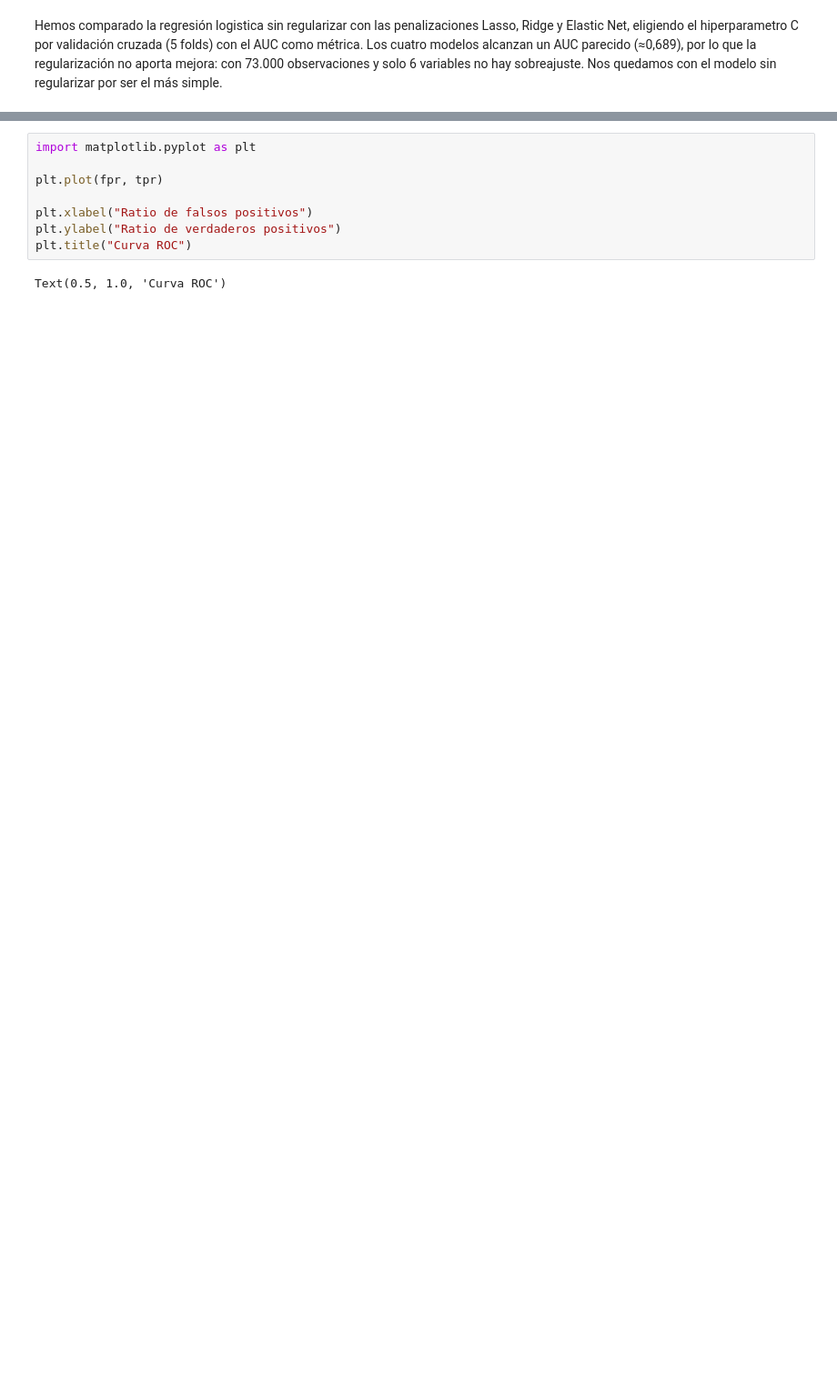
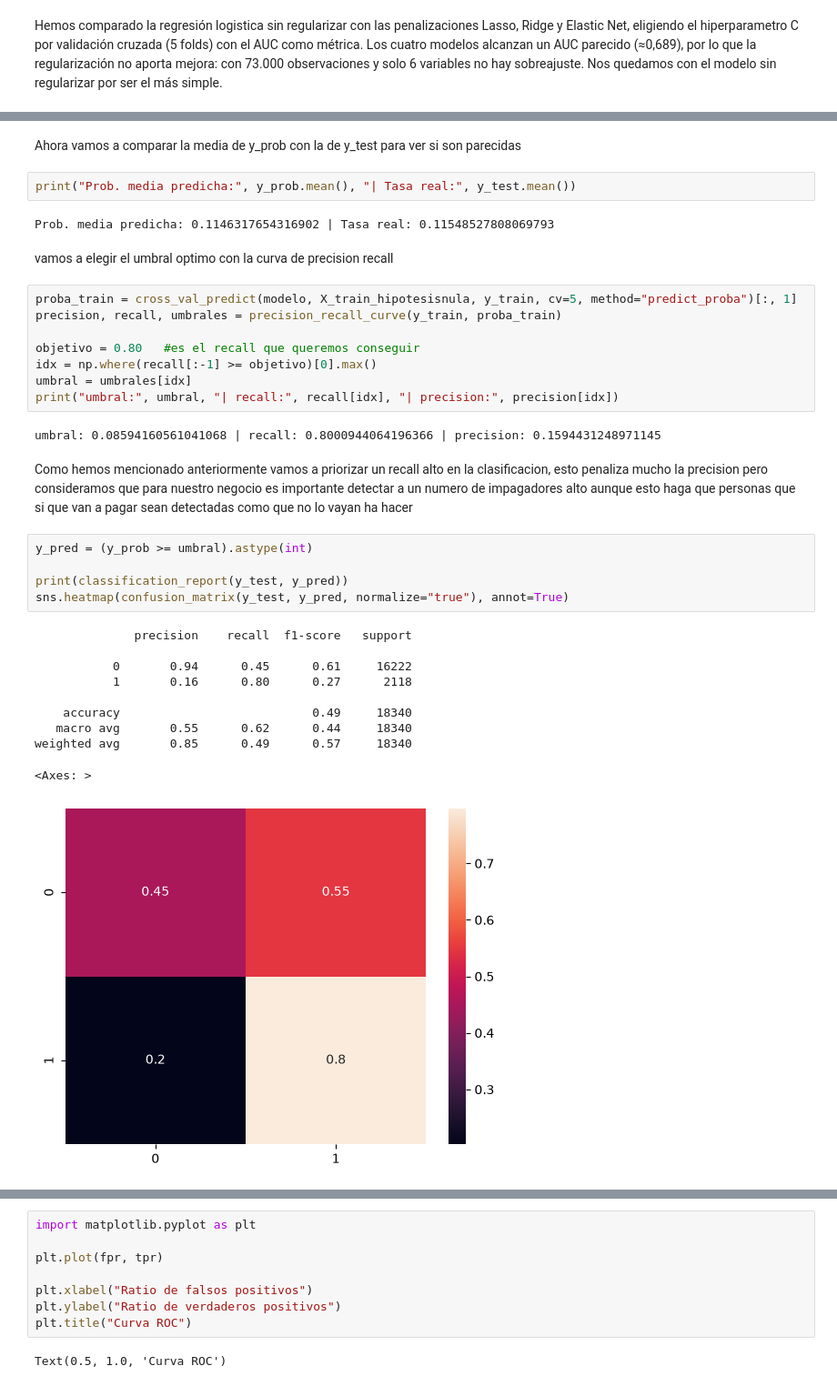
Before and after one commit to Guilleurre/Reto-05-Grupo-Verde-Oscuro, a Jupyter notebook: Modelo_impago.ipynb, the cells around one changed output, grey strips where cells are left out. Shown at 91% size. Saved outputs shown, nothing was run; the diff lists cells and outputs as text; blank space fills up the shorter version.

```diff
--- a/Modelo_impago.ipynb
+++ b/Modelo_impago.ipynb
@@ -389,0 +362,36 @@ roc_auc_score(y_test, y_prob)
+# %% [markdown]
+Ahora vamos a comparar la media de y_prob con la de y_test para ver si son parecidas
+# %%
+print("Prob. media predicha:", y_prob.mean(), "| Tasa real:", y_test.mean())
+# %% [output]
+Prob. media predicha: 0.1146317654316902 | Tasa real: 0.11548527808069793
+# %% [markdown]
+vamos a elegir el umbral optimo con la curva de precision recall
+# %%
+proba_train = cross_val_predict(modelo, X_train_hipotesisnula, y_train, cv=5, method="predict_proba")[:, 1]
+precision, recall, umbrales = precision_recall_curve(y_train, proba_train)
+
+objetivo = 0.80   #es el recall que queremos conseguir
+idx = np.where(recall[:-1] >= objetivo)[0].max()
+umbral = umbrales[idx]
+print("umbral:", umbral, "| recall:", recall[idx], "| precision:", precision[idx])
+# %% [output]
+umbral: 0.08594160561041068 | recall: 0.8000944064196366 | precision: 0.1594431248971145
+# %% [markdown]
+Como hemos mencionado anteriormente vamos a priorizar un recall alto en la clasificacion, esto penaliza mucho la precision pero consideramos que para nuestro negocio es importante detectar a un numero de impagadores alto aunque esto haga que personas que si que van a pagar sean detectadas como que no lo vayan ha hacer
+# %%
+y_pred = (y_prob >= umbral).astype(int)
+
+print(classification_report(y_test, y_pred))
+sns.heatmap(confusion_matrix(y_test, y_pred, normalize="true"), annot=True)
+# %% [output]
+              precision    recall  f1-score   support
+
+           0       0.94      0.45      0.61     16222
+           1       0.16      0.80      0.27      2118
+
+    accuracy                           0.49     18340
+   macro avg       0.55      0.62      0.44     18340
+weighted avg       0.85      0.49      0.57     18340
+<Axes: >
+[figure, added]
```
Also changed, not shown: parts of 23 cells of this notebook.
